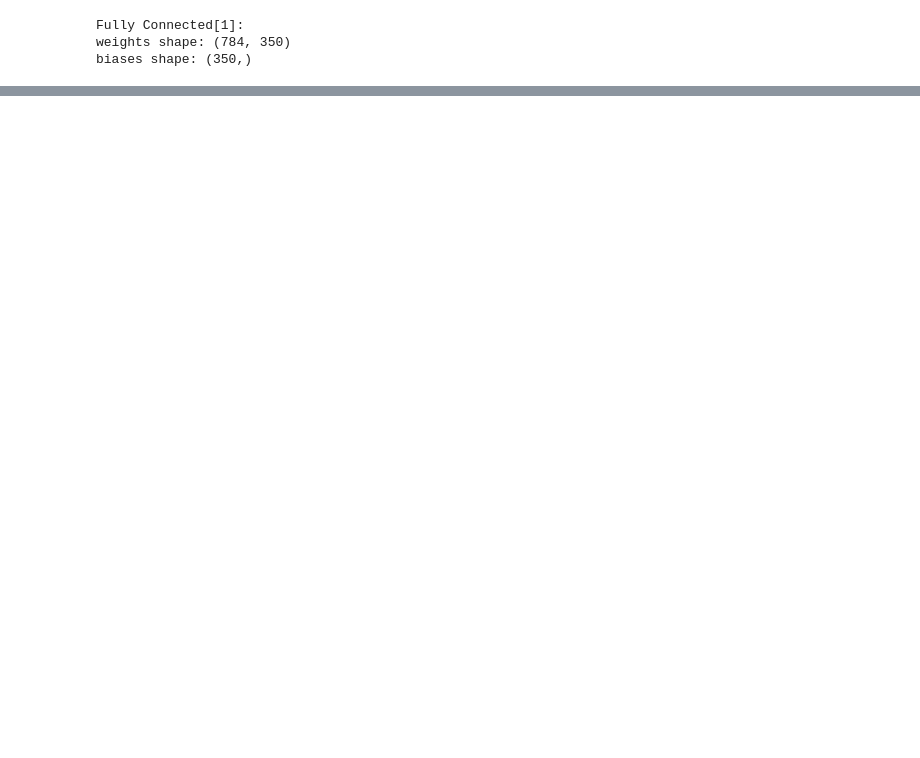
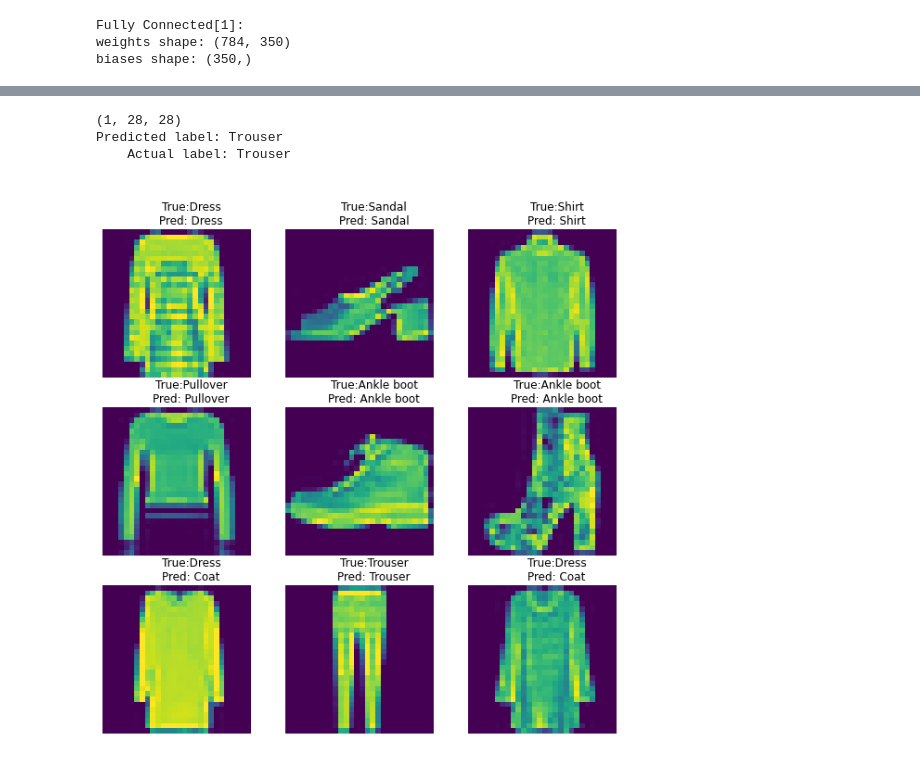
Before and after one commit to VlZaigraev/handson-ml2, a Jupyter notebook: 10_neural_nets_with_keras.ipynb, the cells around one changed output, grey strips where cells are left out. Cells and saved outputs as stored; diff of their text form; code cells hidden in the pictures; blank space fills up the shorter version.

```diff
--- a/10_neural_nets_with_keras.ipynb
+++ b/10_neural_nets_with_keras.ipynb
@@ -164,7 +165,7 @@ model.compile(loss = 'sparse_categorical_crossentropy',
               metrics = 'accuracy')
 # %%
 history = model.fit(X['train'],y['train'],
-          validation_data = (X['val'], y['val']),
+          validation_split = 0.7,
           epochs = 30,
           batch_size=128,
           callbacks=[tf.keras.callbacks.EarlyStopping(restore_best_weights=True,patience=3)])
@@ -203,0 +230,16 @@ model.evaluate(X['test'],y['test'])
+# %%
+k = 2
+X_new = np.expand_dims(X['test'][k],axis=0)
+print(X_new.shape)
+predictions = np.argmax(model.predict(X_new),axis=-1)
+for i in range(1):
+    print(f"""Predicted label: {class_names[predictions[i]]}
+    Actual label: {class_names[y['test'][k]]}""")
+# %% [output]
+(1, 28, 28)
+Predicted label: Trouser
+    Actual label: Trouser
+# %%
+plot_random_items(split = 'test', model = model, cmap='viridis')
+# %% [output]
+[figure, added]
```
Also changed, not shown: parts of 10 cells of this notebook.
